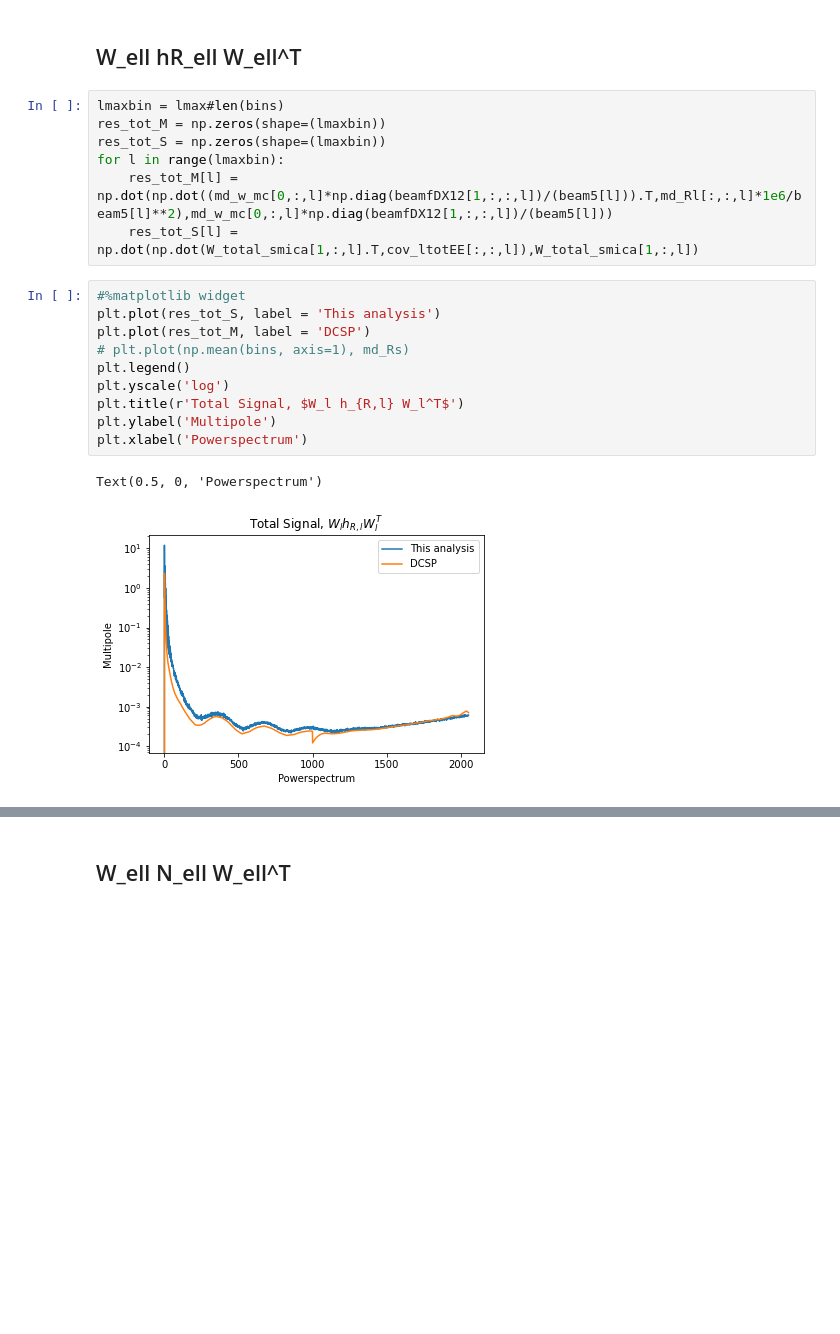
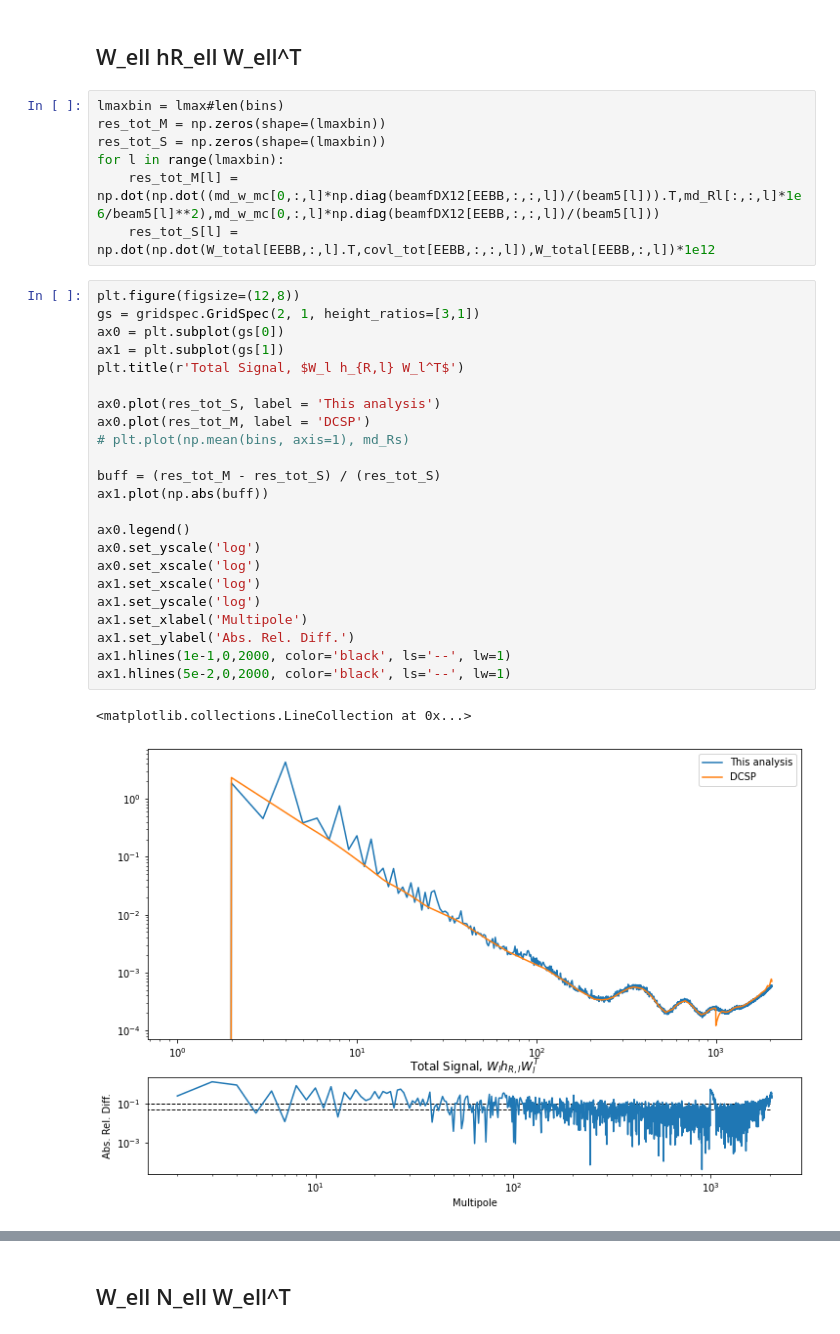
Before and after one commit to Sebastian-Belkner/component_separation, a Jupyter notebook: notebooks/Compare to Maude-DX12.ipynb, the cells around one changed output, grey strips where cells are left out. Saved outputs shown, nothing was run; the diff lists cells and outputs as text; blank space fills up the shorter version.

```diff
--- a/notebooks/Compare to Maude-DX12.ipynb
+++ b/notebooks/Compare to Maude-DX12.ipynb
@@ -240,19 +219,32 @@ lmaxbin = lmax#len(bins)
 res_tot_M = np.zeros(shape=(lmaxbin))
 res_tot_S = np.zeros(shape=(lmaxbin))
 for l in range(lmaxbin):
-    res_tot_M[l] = np.dot(np.dot((md_w_mc[0,:,l]*np.diag(beamfDX12[1,:,:,l])/(beam5[l])).T,md_Rl[:,:,l]*1e6/beam5[l]**2),md_w_mc[0,:,l]*np.diag(beamfDX12[1,:,:,l])/(beam5[l]))
-    res_tot_S[l] = np.dot(np.dot(W_total_smica[1,:,l].T,cov_ltotEE[:,:,l]),W_total_smica[1,:,l])
+    res_tot_M[l] = np.dot(np.dot((md_w_mc[0,:,l]*np.diag(beamfDX12[EEBB,:,:,l])/(beam5[l])).T,md_Rl[:,:,l]*1e6/beam5[l]**2),md_w_mc[0,:,l]*np.diag(beamfDX12[EEBB,:,:,l])/(beam5[l]))
+    res_tot_S[l] = np.dot(np.dot(W_total[EEBB,:,l].T,covl_tot[EEBB,:,:,l]),W_total[EEBB,:,l])*1e12
 # %%
-#%matplotlib widget
-plt.plot(res_tot_S, label = 'This analysis')
-plt.plot(res_tot_M, label = 'DCSP')
+plt.figure(figsize=(12,8))
+gs = gridspec.GridSpec(2, 1, height_ratios=[3,1])
+ax0 = plt.subplot(gs[0])
+ax1 = plt.subplot(gs[1])
+plt.title(r'Total Signal, $W_l h_{R,l} W_l^T$')
+
+ax0.plot(res_tot_S, label = 'This analysis')
+ax0.plot(res_tot_M, label = 'DCSP')
 # plt.plot(np.mean(bins, axis=1), md_Rs)
-plt.legend()
-plt.yscale('log')
-plt.title(r'Total Signal, $W_l h_{R,l} W_l^T$')
-plt.ylabel('Multipole')
-plt.xlabel('Powerspectrum')
+
+buff = (res_tot_M - res_tot_S) / (res_tot_S)
+ax1.plot(np.abs(buff))
+
+ax0.legend()
+ax0.set_yscale('log')
+ax0.set_xscale('log')
+ax1.set_xscale('log')
+ax1.set_yscale('log')
+ax1.set_xlabel('Multipole')
+ax1.set_ylabel('Abs. Rel. Diff.')
+ax1.hlines(1e-1,0,2000, color='black', ls='--', lw=1)
+ax1.hlines(5e-2,0,2000, color='black', ls='--', lw=1)
 # %% [output]
-Text(0.5, 0, 'Powerspectrum')
+<matplotlib.collections.LineCollection at 0x...>
-[figure, old version]
+[figure, new version]
 # %%
```
Also changed, not shown: parts of 31 cells of this notebook, 19 other files.
